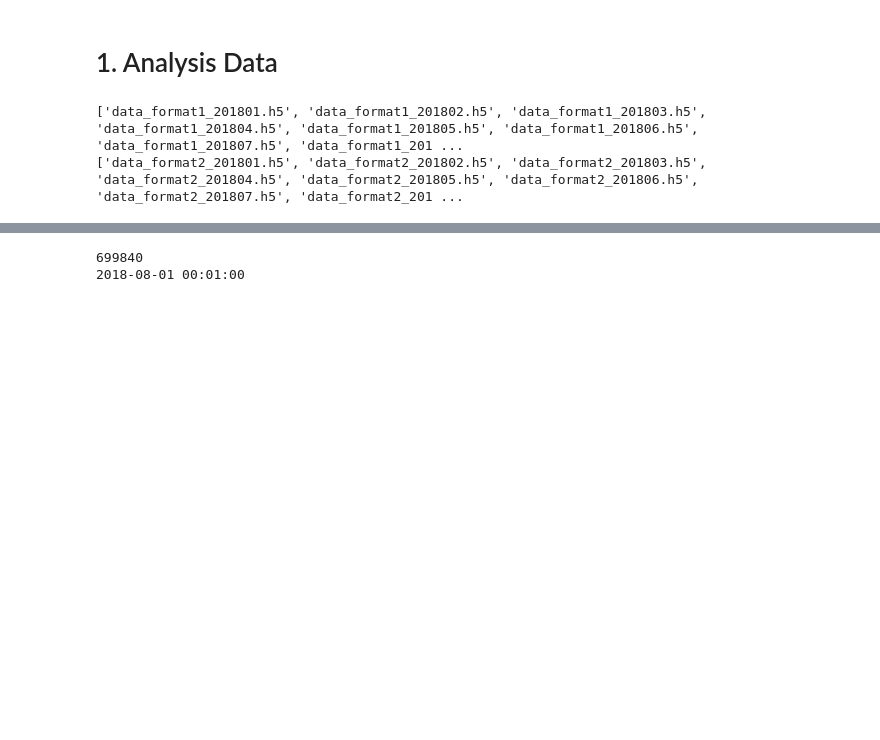
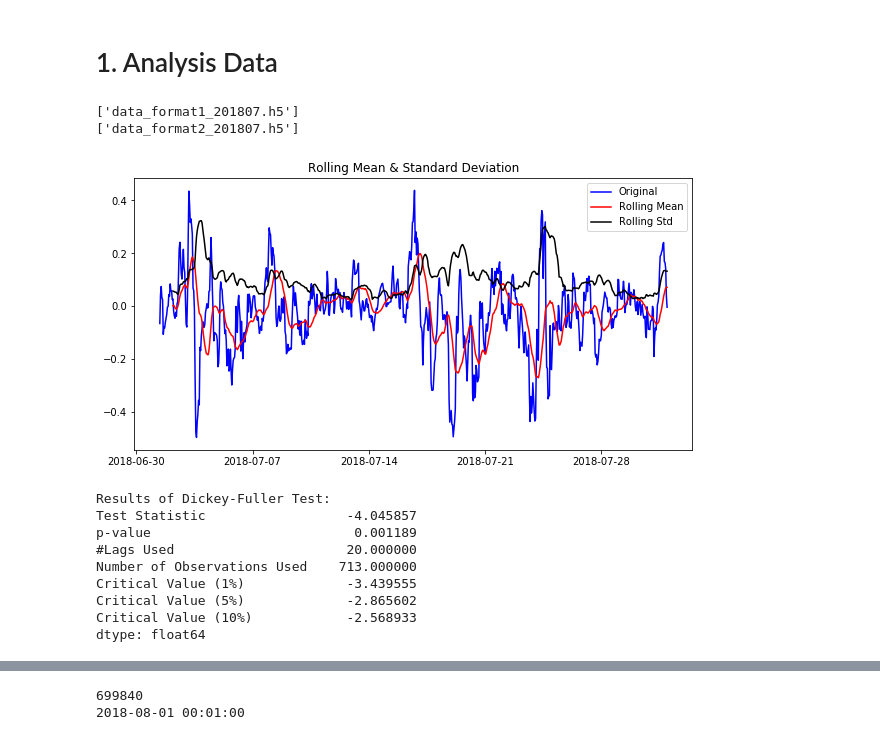
Before and after one commit to cchencool/crypto_currency_prediction, a Jupyter notebook: analysis/historical_data_analysis.ipynb, the cells around one changed output, grey strips where cells are left out. Saved outputs shown, nothing was run; the diff lists cells and outputs as text; code cells hidden in the pictures; blank space fills up the shorter version.

```diff
--- a/analysis/historical_data_analysis.ipynb
+++ b/analysis/historical_data_analysis.ipynb
@@ -17,25 +46,27 @@ import matplotlib.pyplot as plt
 # load data file names
 working_folder = ".."
 data_folder = os.path.join(working_folder, 'data')
-format1_files = []#['data_format1_201807.h5', 'data_format1_201808.h5']
-format2_files = []#['data_format2_201807.h5', 'data_format2_201808.h5']
+format1_files = ['data_format1_201807.h5']#, 'data_format1_201808.h5']
+format2_files = ['data_format2_201807.h5']#, 'data_format2_201808.h5']
 
-for f in os.listdir(data_folder):
-    if len(f) == 22:
-        if 'format1' in f:
-            format1_files.append(f)
-        elif 'format2' in f:
-            format2_files.append(f)
+# for f in os.listdir(data_folder):
+#     if len(f) == 22:
+#         if 'format1' in f:
+#             format1_files.append(f)
+#         elif 'format2' in f:
+#             format2_files.append(f)
 
 sorted(format1_files)
 sorted(format2_files)
 print(format1_files)
 print(format2_files)
 # %% [output]
-['data_format1_201801.h5', 'data_format1_201802.h5', 'data_format1_201803.h5', 'data_format1_201804.h5', 'data_format1_201805.h5', 'data_format1_201806.h5', 'data_format1_201807.h5', 'data_format1_201 ...
-['data_format2_201801.h5', 'data_format2_201802.h5', 'data_format2_201803.h5', 'data_format2_201804.h5', 'data_format2_201805.h5', 'data_format2_201806.h5', 'data_format2_201807.h5', 'data_format2_201 ...
+['data_format1_201807.h5']
+['data_format2_201807.h5']
 # %%
 cur_datas = pd.DataFrame()
+cur_datas_bch = pd.DataFrame()
+cur_datas_btc = pd.DataFrame()
 opened_files = list()
 for f in format1_files:
     f_fp = os.path.join(data_folder, f)
@@ -43,8 +74,40 @@ for f in format1_files:
     f1_data = pd.HDFStore(f_fp)
     opened_files.append(f1_data)
     cur_bch = f1_data['BCH-USD']
+    cur_btc = f1_data['BTC-USD']
 
     if not cur_datas.empty:
         cur_datas = cur_datas.append(cur_bch)
+        cur_datas_bch = cur_datas.append(cur_bch)
+        cur_datas_btc = cur_datas.append(cur_btc)
     else:
         cur_datas = cur_bch
+        cur_datas_bch = cur_bch
+        cur_datas_btc = cur_btc
+
+cur_datas_bch = (0.25 * (cur_datas_bch['close'] + cur_datas_bch['open'] + cur_datas_bch['high'] + cur_datas_bch['low']))
+cur_datas_btc = (0.25 * (cur_datas_btc['close'] + cur_datas_btc['open'] + cur_datas_btc['high'] + cur_datas_btc['low']))
+# %%
+cur_datas_bch = cur_datas_bch.resample('H').mean()
+cur_datas_btc = cur_datas_btc.resample('H').mean()
+ts = (cur_datas_bch.diff(10) / cur_datas_bch.diff(10).max() - cur_datas_btc.diff(10) / cur_datas_btc.diff(10).max())#.plot(figsize=(15, 10))
+# diff to stable
+ts_log = np.log(ts)
+ts_diff = ts_log.diff(1)
+ts_diff.dropna(inplace=True)
+# ts_log.dropna(inplace=True)
+# test_stationarity(ts_log)
+ts.dropna(inplace=True)
+test_stationarity(ts)
+ts.head()
+# %% [output]
+[figure, added]
+Results of Dickey-Fuller Test:
+Test Statistic                  -4.045857
+p-value                          0.001189
+#Lags Used                      20.000000
+Number of Observations Used    713.000000
+Critical Value (1%)             -3.439555
+Critical Value (5%)             -2.865602
+Critical Value (10%)            -2.568933
+dtype: float64
```
Also changed, not shown: parts of 4 cells of this notebook, 16 other files.
